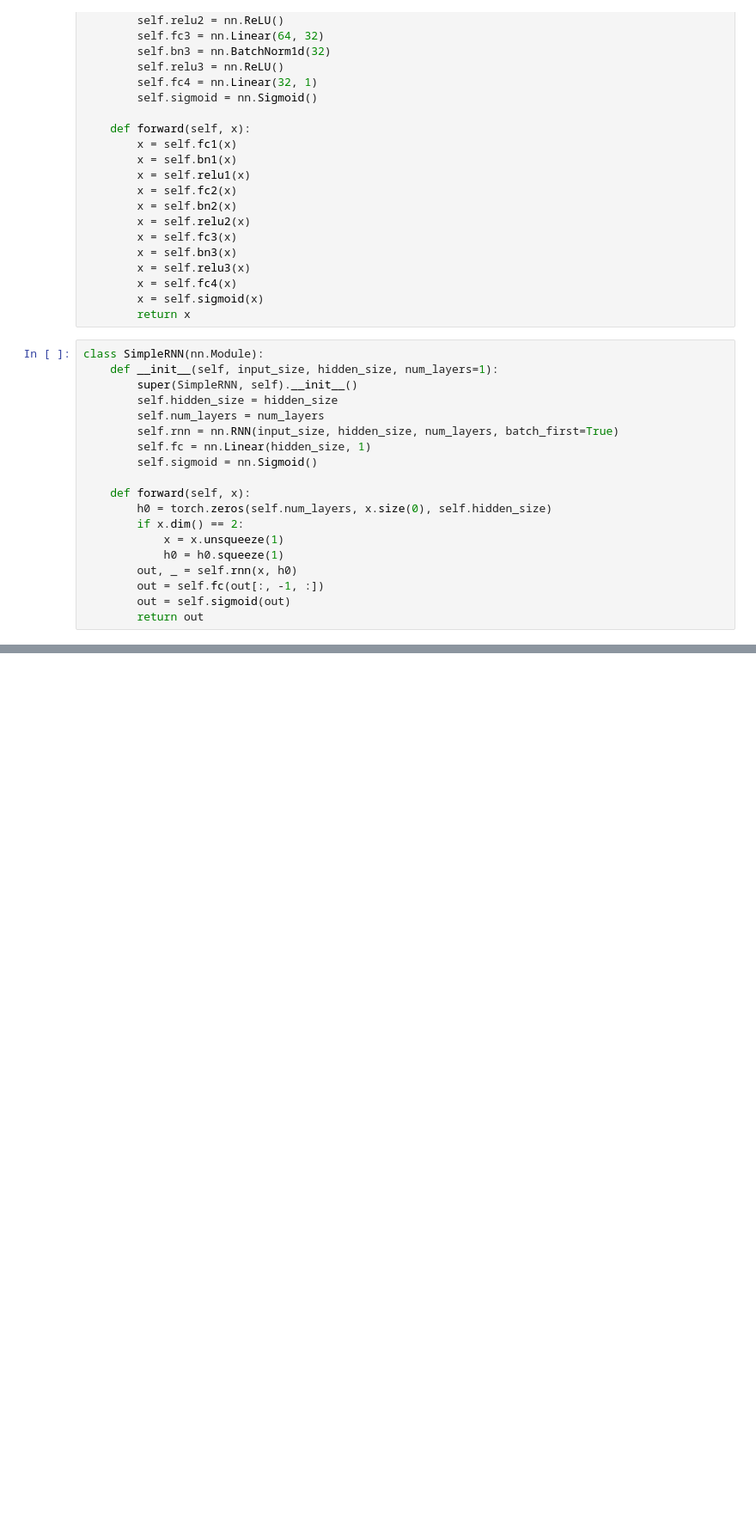
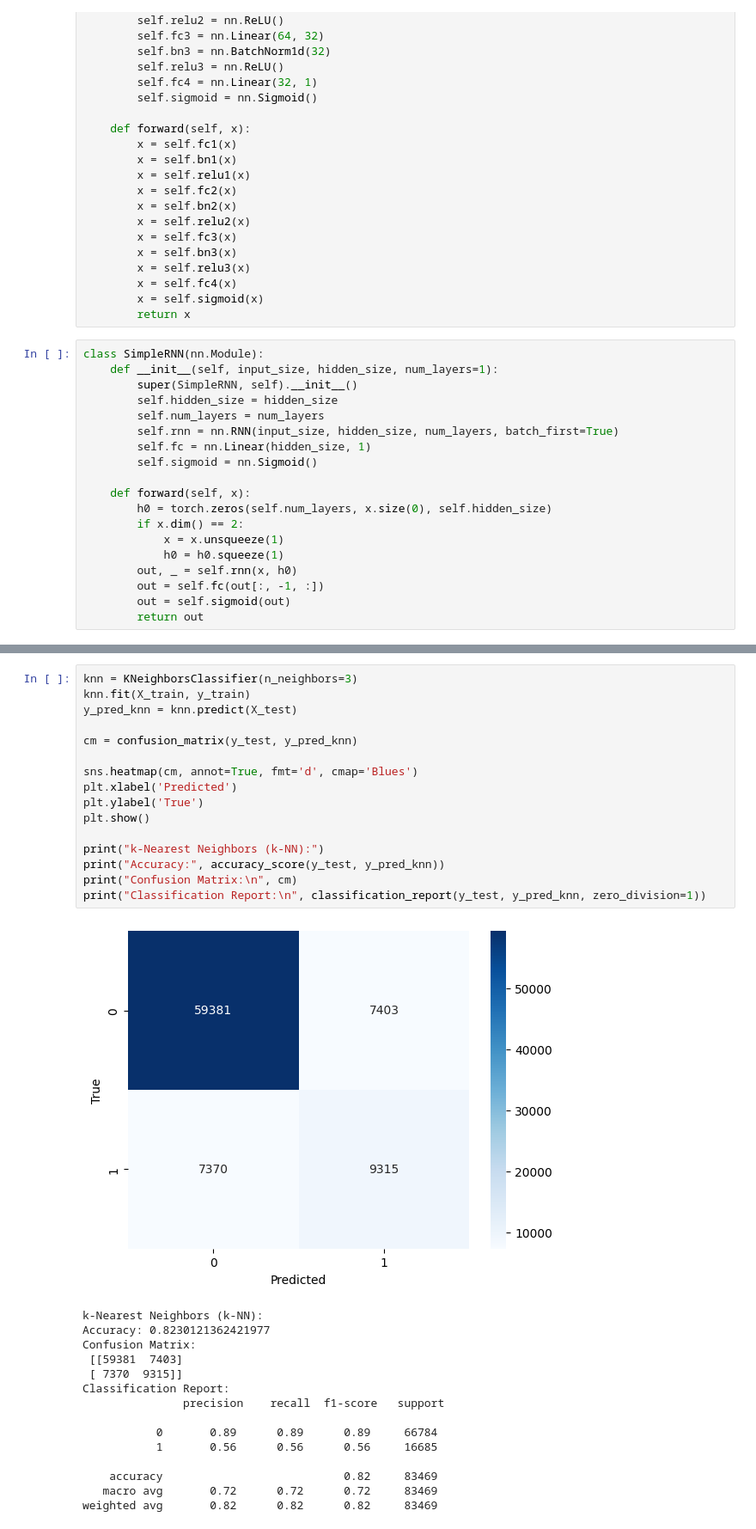
Before and after one commit to mghanem8/ECG-ST-Episode-Detection, a Jupyter notebook: classification.ipynb, the cells around one changed output, grey strips where cells are left out. Shown: that part at 86% size. Saved outputs shown, nothing was run; the diff lists cells and outputs as text; blank space fills up the shorter version.

```diff
--- a/classification.ipynb
+++ b/classification.ipynb
@@ -193,0 +240,32 @@ weighted avg       0.79      0.80      0.79     58469
+# %%
+knn = KNeighborsClassifier(n_neighbors=3)
+knn.fit(X_train, y_train)
+y_pred_knn = knn.predict(X_test)
+
+cm = confusion_matrix(y_test, y_pred_knn)
+
+sns.heatmap(cm, annot=True, fmt='d', cmap='Blues')
+plt.xlabel('Predicted')
+plt.ylabel('True')
+plt.show()
+
+print("k-Nearest Neighbors (k-NN):")
+print("Accuracy:", accuracy_score(y_test, y_pred_knn))
+print("Confusion Matrix:\n", cm)
+print("Classification Report:\n", classification_report(y_test, y_pred_knn, zero_division=1))
+# %% [output]
+[figure, added]
+k-Nearest Neighbors (k-NN):
+Accuracy: 0.8230121362421977
+Confusion Matrix:
+ [[59381  7403]
+ [ 7370  9315]]
+Classification Report:
+               precision    recall  f1-score   support
+
+           0       0.89      0.89      0.89     66784
+           1       0.56      0.56      0.56     16685
+
+    accuracy                           0.82     83469
+   macro avg       0.72      0.72      0.72     83469
+weighted avg       0.82      0.82      0.82     83469
```
Also changed, not shown: parts of 14 cells of this notebook, 3 other files.
